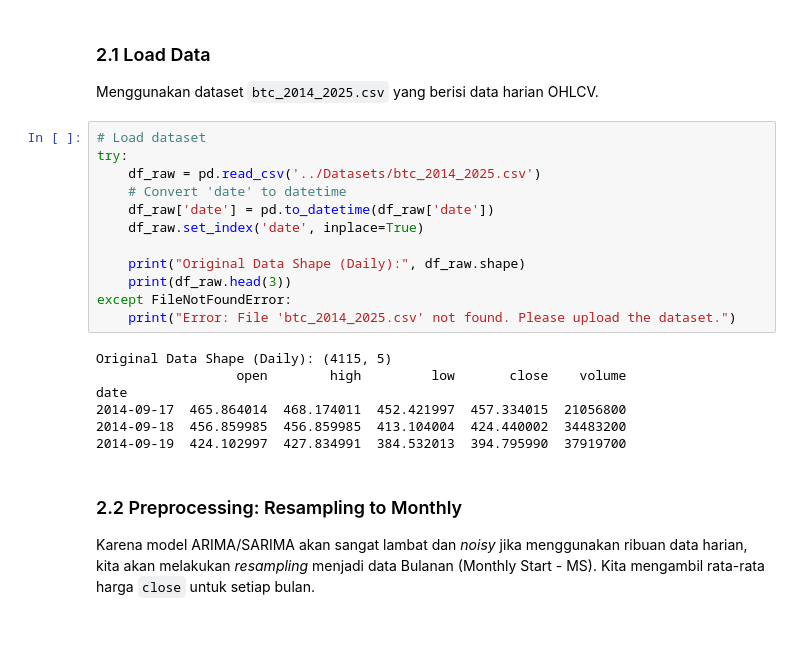
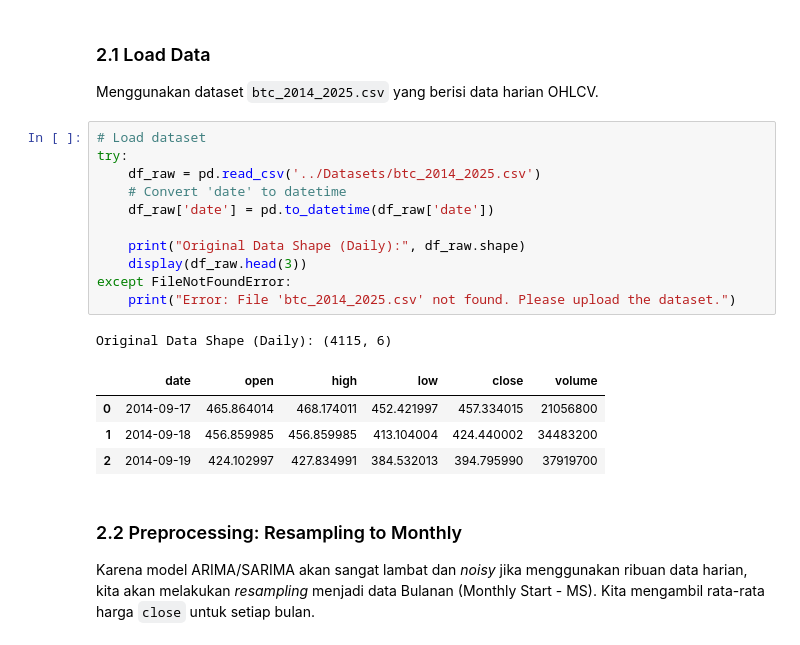
Before and after one commit to hansdarmawann/bitcoin-ts-1, a Jupyter notebook: Notebooks/notebook.ipynb, the cells around one changed output. Cells and saved outputs as stored; diff of their text form.

Commit message:
Ganti display instead of print.

```diff
--- a/Notebooks/notebook.ipynb
+++ b/Notebooks/notebook.ipynb
@@ -38,22 +38,20 @@ Menggunakan dataset `btc_2014_2025.csv` yang berisi data harian OHLCV.
 # %%
 # Load dataset
 try:
     df_raw = pd.read_csv('../Datasets/btc_2014_2025.csv')
     # Convert 'date' to datetime
     df_raw['date'] = pd.to_datetime(df_raw['date'])
-    df_raw.set_index('date', inplace=True)
 
     print("Original Data Shape (Daily):", df_raw.shape)
-    print(df_raw.head(3))
+    display(df_raw.head(3))
 except FileNotFoundError:
     print("Error: File 'btc_2014_2025.csv' not found. Please upload the dataset.")
 # %% [output]
-Original Data Shape (Daily): (4115, 5)
-                  open        high         low       close    volume
-date
-2014-09-17  465.864014  468.174011  452.421997  457.334015  21056800
-2014-09-18  456.859985  456.859985  413.104004  424.440002  34483200
-2014-09-19  424.102997  427.834991  384.532013  394.795990  37919700
+Original Data Shape (Daily): (4115, 6)
+|  | date | open | high | low | close | volume |
+| 0 | 2014-09-17 | 465.864014 | 468.174011 | 452.421997 | 457.334015 | 21056800 |
+| 1 | 2014-09-18 | 456.859985 | 456.859985 | 413.104004 | 424.440002 | 34483200 |
+| 2 | 2014-09-19 | 424.102997 | 427.834991 | 384.532013 | 394.795990 | 37919700 |
 # %% [markdown]
 ### 2.2 Preprocessing: Resampling to Monthly
 Karena model ARIMA/SARIMA akan sangat lambat dan *noisy* jika menggunakan ribuan data harian, kita akan melakukan *resampling* menjadi data Bulanan (Monthly Start - MS). Kita mengambil rata-rata harga `close` untuk setiap bulan.
```
Also changed, not shown: parts of 3 cells of this notebook.
